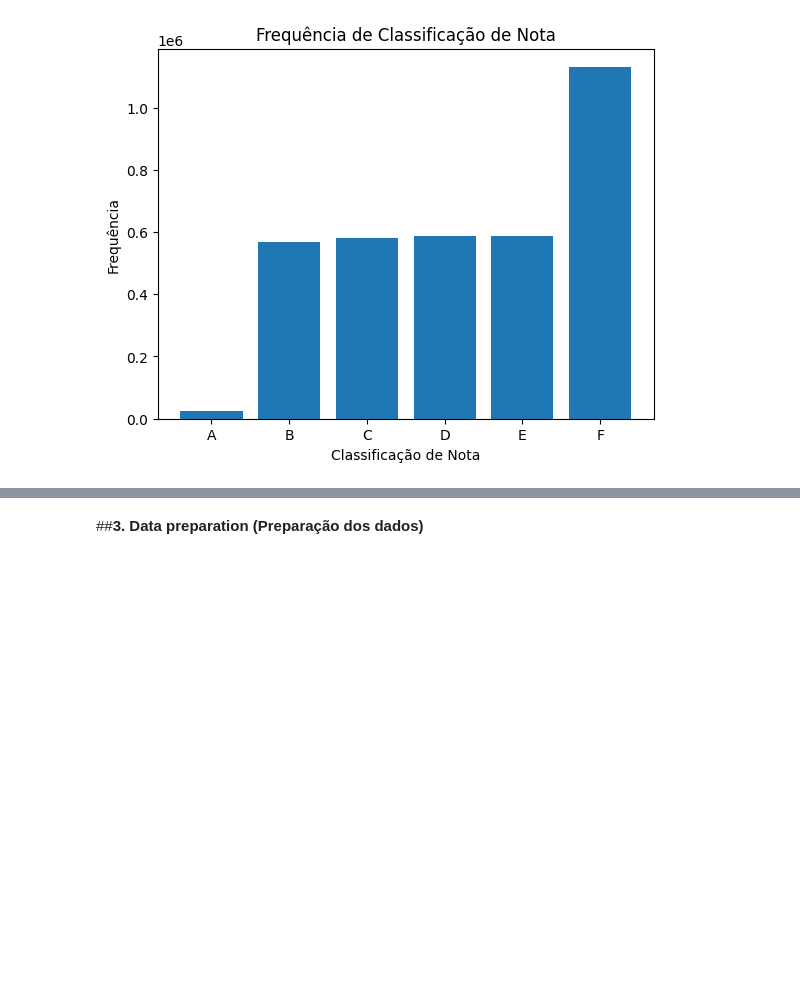
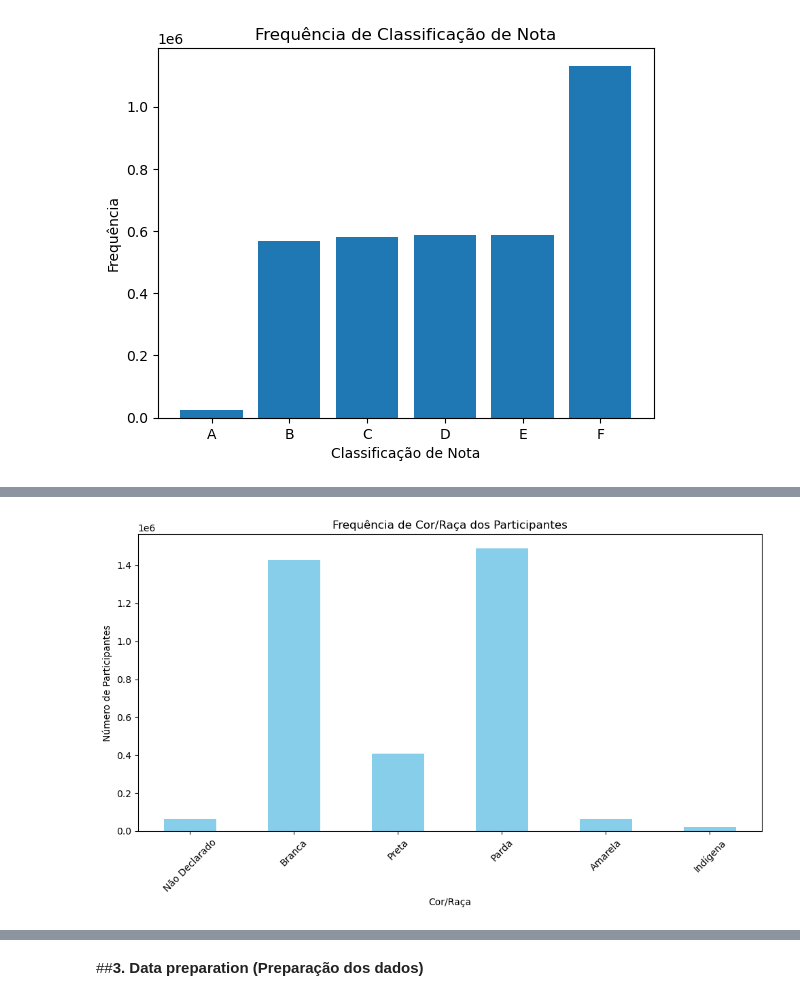
Before and after one commit to Chbmleao/DataMining-TP1, a Jupyter notebook: TP1_Mineração_de_Dados.ipynb, the cells around one changed output, grey strips where cells are left out. Saved outputs shown, nothing was run; the diff lists cells and outputs as text; code cells hidden in the pictures; blank space fills up the shorter version.

```diff
--- a/TP1_Mineração_de_Dados.ipynb
+++ b/TP1_Mineração_de_Dados.ipynb
@@ -99,0 +160,26 @@ plt.show()
+# %%
+# Calcular a frequência de cor/raça dos participantes
+cor_raca_dict = {
+    0: 'Não Declarado',
+    1: 'Branca',
+    2: 'Preta',
+    3: 'Parda',
+    4: 'Amarela',
+    5: 'Indígena'
+}
+cor_raca_counts = DF['TP_COR_RACA'].value_counts().sort_index()
+cor_raca_counts.index = cor_raca_counts.index.map(cor_raca_dict)
+
+# Criar o gráfico de barras
+plt.figure(figsize=(10, 6))
+cor_raca_counts.plot(kind='bar', color='skyblue')
+plt.xlabel('Cor/Raça')
+plt.ylabel('Número de Participantes')
+plt.title('Frequência de Cor/Raça dos Participantes')
+
+# Exibir o gráfico
+plt.xticks(rotation=45)
+plt.tight_layout()
+plt.show()
+# %% [output]
+[figure, added]
```
Also changed, not shown: parts of 7 cells of this notebook.
